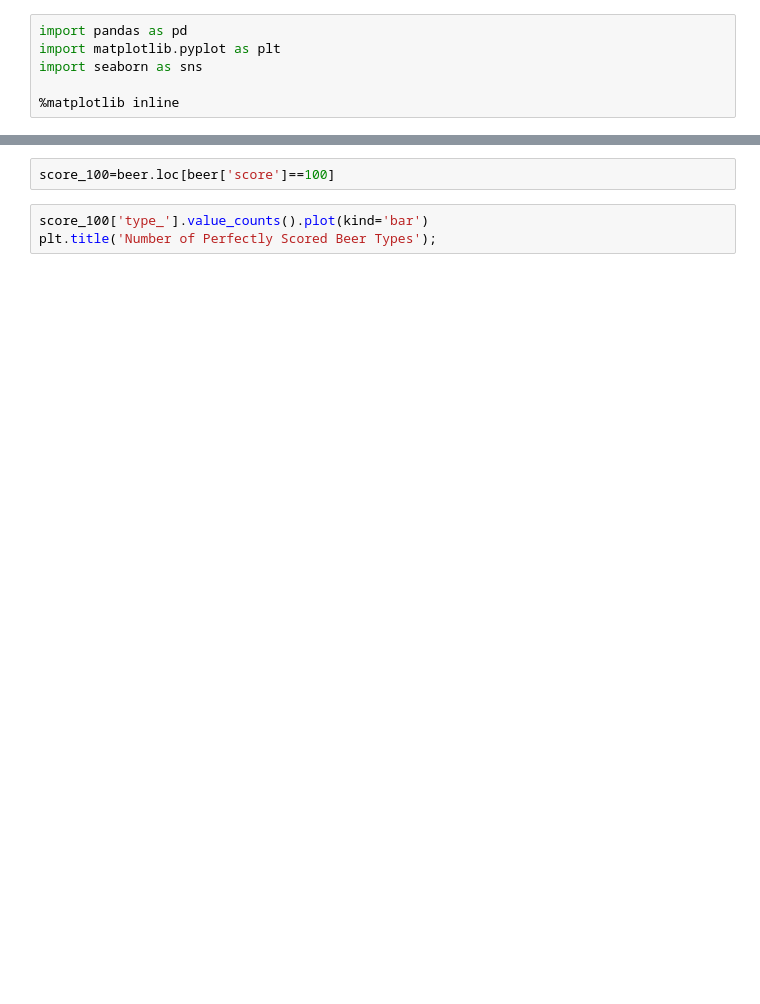
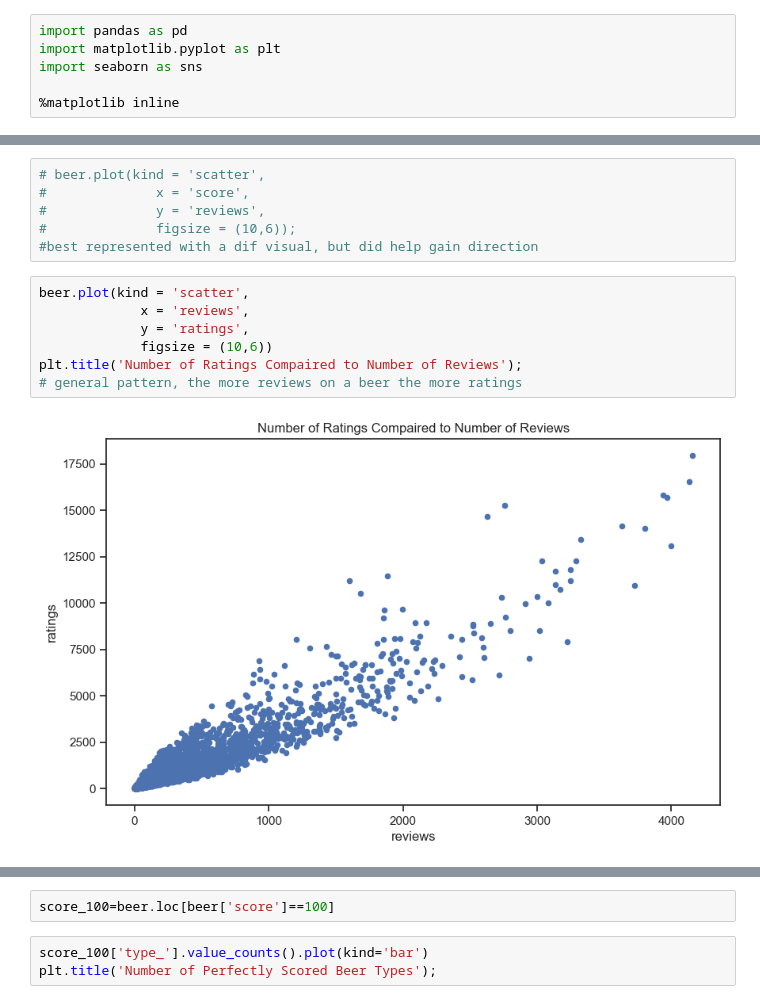
Before and after one commit to megyg6/sovereign-of-suds, a Jupyter notebook: notebooks/sov_beer_eda_2.ipynb, the cells around one changed output, grey strips where cells are left out. Drawn from its saved outputs; the diff is of its cells as text; blank space fills up the shorter version.

Commit message:
eda: looking at trends for reviews and ratings, next step: look at time compared to avg_rating

```diff
--- a/notebooks/sov_beer_eda_2.ipynb
+++ b/notebooks/sov_beer_eda_2.ipynb
@@ -33,2 +126,17 @@ beer.loc[(beer['reviews']==0) & (beer['score']>1) ]
+# %%
+# beer.plot(kind = 'scatter',
+#              x = 'score',
+#              y = 'reviews',
+#              figsize = (10,6));
+#best represented with a dif visual, but did help gain direction
+# %%
+beer.plot(kind = 'scatter',
+             x = 'reviews',
+             y = 'ratings',
+             figsize = (10,6))
+plt.title('Number of Ratings Compaired to Number of Reviews');
+# general pattern, the more reviews on a beer the more ratings
+# %% [output]
+[figure, added]
 # %%
 beer.plot(kind = 'scatter',
```
Also changed, not shown: parts of 38 cells of this notebook.
